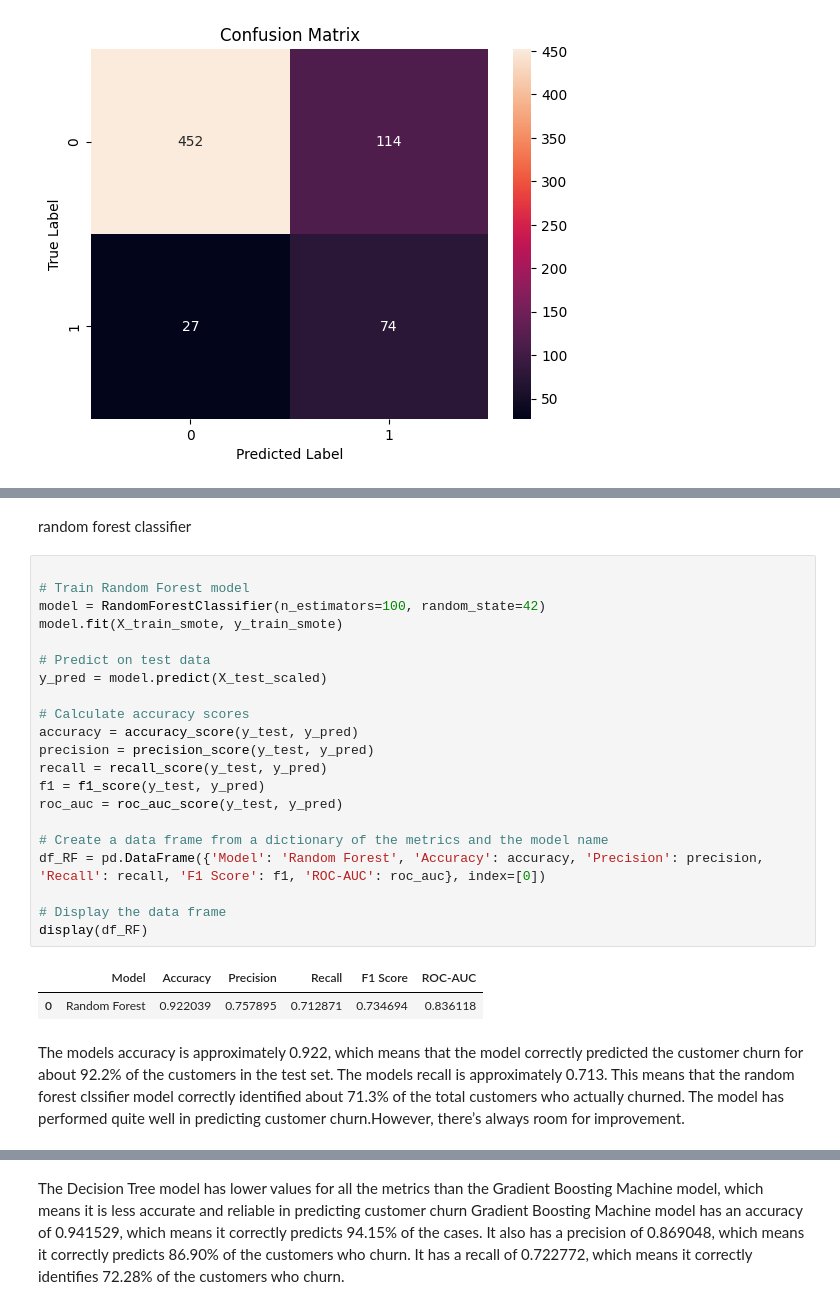
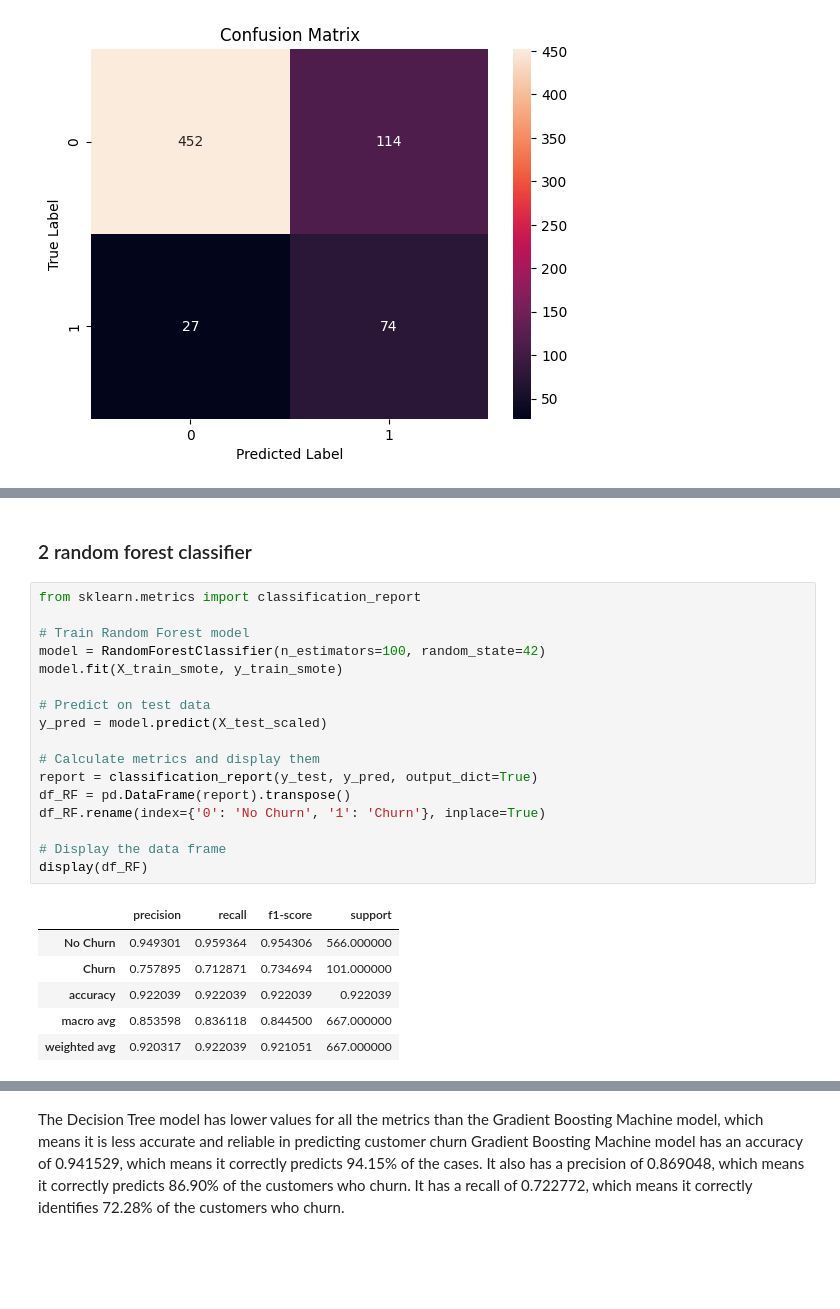
Before and after one commit to cynthiajepkogei/project-phase-3, a Jupyter notebook: notebook.ipynb, the cells around one changed output, grey strips where cells are left out. Saved outputs shown, nothing was run; the diff lists cells and outputs as text; blank space fills up the shorter version.

Commit message:
Modeling

```diff
--- a/notebook.ipynb
+++ b/notebook.ipynb
@@ -469,30 +487,26 @@ A recall of 73.27% shows the model correctly identified approximately 73.27% of
 # %% [markdown]
-random forest classifier
+### 2 random forest classifier
 # %%
+from sklearn.metrics import classification_report
 
 # Train Random Forest model
 model = RandomForestClassifier(n_estimators=100, random_state=42)
 model.fit(X_train_smote, y_train_smote)
 
 # Predict on test data
 y_pred = model.predict(X_test_scaled)
 
-# Calculate accuracy scores
-accuracy = accuracy_score(y_test, y_pred)
-precision = precision_score(y_test, y_pred)
-recall = recall_score(y_test, y_pred)
-f1 = f1_score(y_test, y_pred)
-roc_auc = roc_auc_score(y_test, y_pred)
-
-# Create a data frame from a dictionary of the metrics and the model name
-df_RF = pd.DataFrame({'Model': 'Random Forest', 'Accuracy': accuracy, 'Precision': precision, 'Recall': recall, 'F1 Score': f1, 'ROC-AUC': roc_auc}, index=[0])
+# Calculate metrics and display them
+report = classification_report(y_test, y_pred, output_dict=True)
+df_RF = pd.DataFrame(report).transpose()
+df_RF.rename(index={'0': 'No Churn', '1': 'Churn'}, inplace=True)
 
 # Display the data frame
 display(df_RF)
 # %% [output]
-|  | Model | Accuracy | Precision | Recall | F1 Score | ROC-AUC |
-| 0 | Random Forest | 0.922039 | 0.757895 | 0.712871 | 0.734694 | 0.836118 |
+|  | precision | recall | f1-score | support |
+| No Churn | 0.949301 | 0.959364 | 0.954306 | 566.000000 |
+| Churn | 0.757895 | 0.712871 | 0.734694 | 101.000000 |
+| accuracy | 0.922039 | 0.922039 | 0.922039 | 0.922039 |
+| macro avg | 0.853598 | 0.836118 | 0.844500 | 667.000000 |
+| weighted avg | 0.920317 | 0.922039 | 0.921051 | 667.000000 |
-# %% [markdown]
-The models accuracy  is approximately 0.922, which means that the model correctly predicted the customer churn for about 92.2% of the customers in the test set.
-The models recall is approximately 0.713. This means that the random forest clssifier model correctly identified about 71.3% of the total customers who actually churned.
-The model has performed quite well in predicting customer churn.However, there’s always room for improvement.
```
Also changed, not shown: parts of 14 cells of this notebook.
